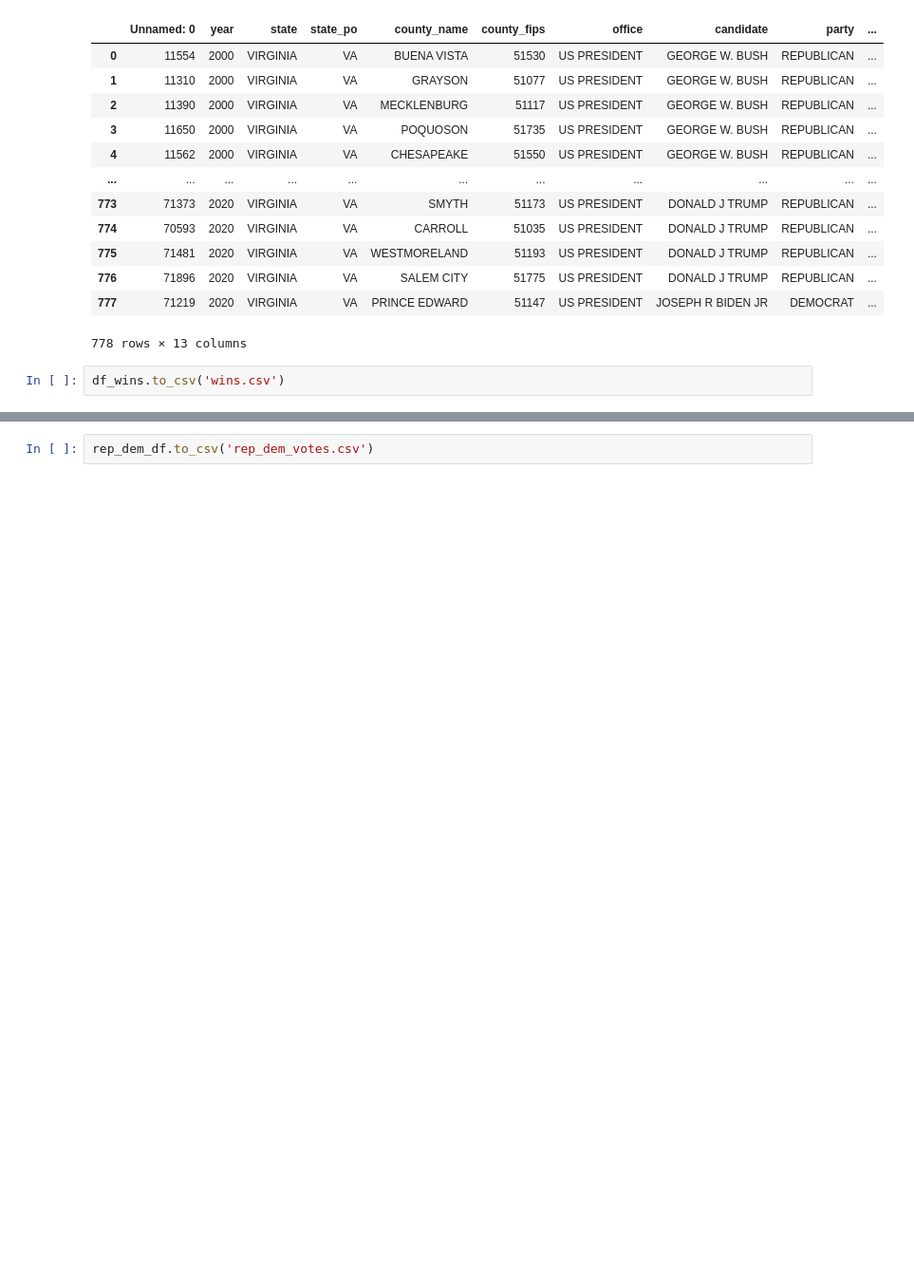
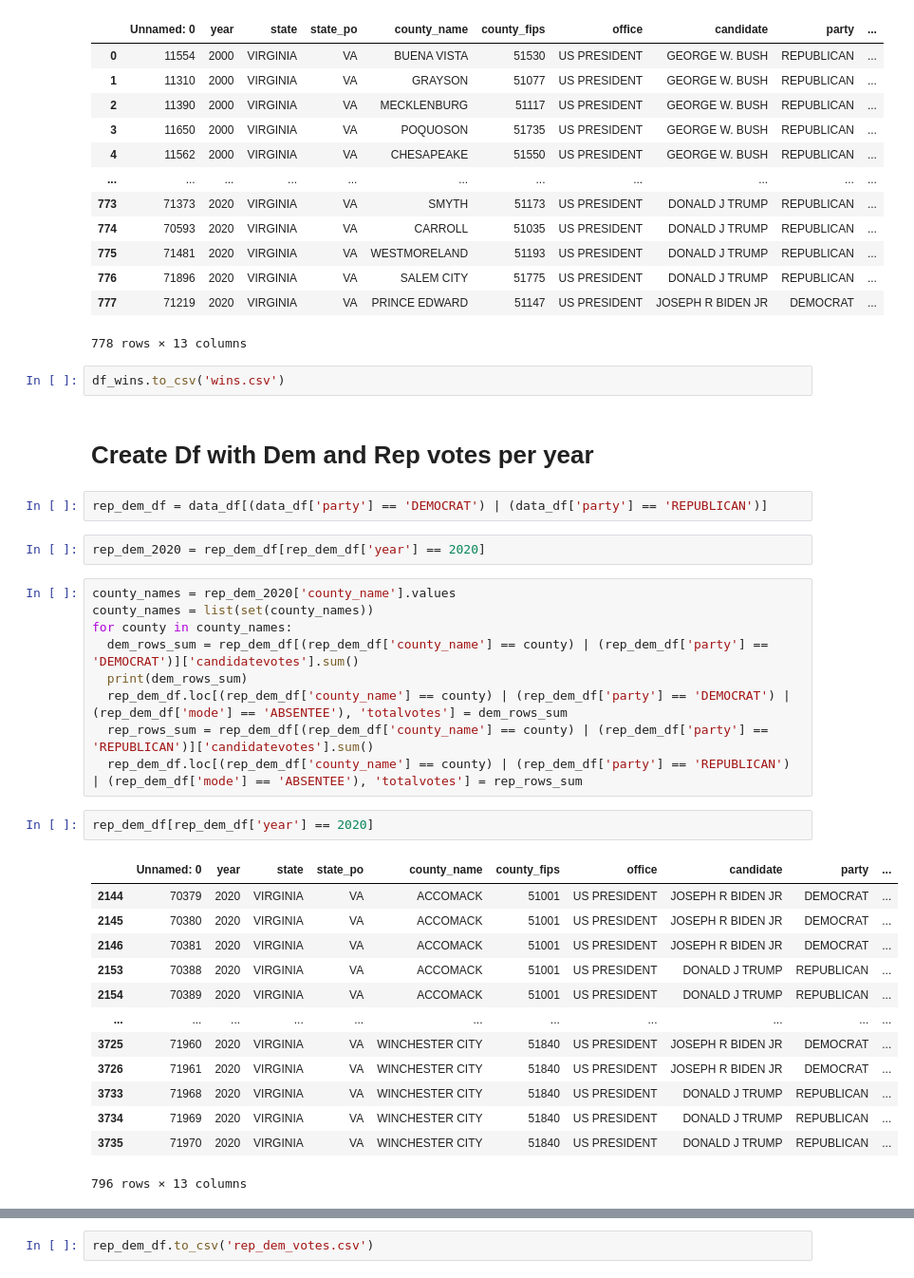
Before and after one commit to abkerper/project_voting, a Jupyter notebook: AllisonCountyResults.ipynb, the cells around one changed output, grey strips where cells are left out. Shown: that part at 95% size. Drawn from its saved outputs; the diff is of its cells as text; blank space fills up the shorter version.

```diff
--- a/AllisonCountyResults.ipynb
+++ b/AllisonCountyResults.ipynb
@@ -84,3 +84,34 @@ df_wins
 778 rows × 13 columns
 # %%
 df_wins.to_csv('wins.csv')
+# %% [markdown]
+# **Create Df with Dem and Rep votes per year**
+# %%
+rep_dem_df = data_df[(data_df['party'] == 'DEMOCRAT') | (data_df['party'] == 'REPUBLICAN')]
+# %%
+rep_dem_2020 = rep_dem_df[rep_dem_df['year'] == 2020]
+# %%
+county_names = rep_dem_2020['county_name'].values
+county_names = list(set(county_names))
+for county in county_names:
+  dem_rows_sum = rep_dem_df[(rep_dem_df['county_name'] == county) | (rep_dem_df['party'] == 'DEMOCRAT')]['candidatevotes'].sum()
+  print(dem_rows_sum)
+  rep_dem_df.loc[(rep_dem_df['county_name'] == county) | (rep_dem_df['party'] == 'DEMOCRAT') | (rep_dem_df['mode'] == 'ABSENTEE'), 'totalvotes'] = dem_rows_sum
+  rep_rows_sum = rep_dem_df[(rep_dem_df['county_name'] == county) | (rep_dem_df['party'] == 'REPUBLICAN')]['candidatevotes'].sum()
+  rep_dem_df.loc[(rep_dem_df['county_name'] == county) | (rep_dem_df['party'] == 'REPUBLICAN') | (rep_dem_df['mode'] == 'ABSENTEE'), 'totalvotes'] = rep_rows_sum
+# %%
+rep_dem_df[rep_dem_df['year'] == 2020]
+# %% [output]
+|  | Unnamed: 0 | year | state | state_po | county_name | county_fips | office | candidate | party | ... |
+| 2144 | 70379 | 2020 | VIRGINIA | VA | ACCOMACK | 51001 | US PRESIDENT | JOSEPH R BIDEN JR | DEMOCRAT | ... |
+| 2145 | 70380 | 2020 | VIRGINIA | VA | ACCOMACK | 51001 | US PRESIDENT | JOSEPH R BIDEN JR | DEMOCRAT | ... |
+| 2146 | 70381 | 2020 | VIRGINIA | VA | ACCOMACK | 51001 | US PRESIDENT | JOSEPH R BIDEN JR | DEMOCRAT | ... |
+| 2153 | 70388 | 2020 | VIRGINIA | VA | ACCOMACK | 51001 | US PRESIDENT | DONALD J TRUMP | REPUBLICAN | ... |
+| 2154 | 70389 | 2020 | VIRGINIA | VA | ACCOMACK | 51001 | US PRESIDENT | DONALD J TRUMP | REPUBLICAN | ... |
+| ... | ... | ... | ... | ... | ... | ... | ... | ... | ... | ... |
+| 3725 | 71960 | 2020 | VIRGINIA | VA | WINCHESTER CITY | 51840 | US PRESIDENT | JOSEPH R BIDEN JR | DEMOCRAT | ... |
+| 3726 | 71961 | 2020 | VIRGINIA | VA | WINCHESTER CITY | 51840 | US PRESIDENT | JOSEPH R BIDEN JR | DEMOCRAT | ... |
+| 3733 | 71968 | 2020 | VIRGINIA | VA | WINCHESTER CITY | 51840 | US PRESIDENT | DONALD J TRUMP | REPUBLICAN | ... |
+| 3734 | 71969 | 2020 | VIRGINIA | VA | WINCHESTER CITY | 51840 | US PRESIDENT | DONALD J TRUMP | REPUBLICAN | ... |
+| 3735 | 71970 | 2020 | VIRGINIA | VA | WINCHESTER CITY | 51840 | US PRESIDENT | DONALD J TRUMP | REPUBLICAN | ... |
+796 rows × 13 columns
```
Also changed, not shown: parts of 3 cells of this notebook.
